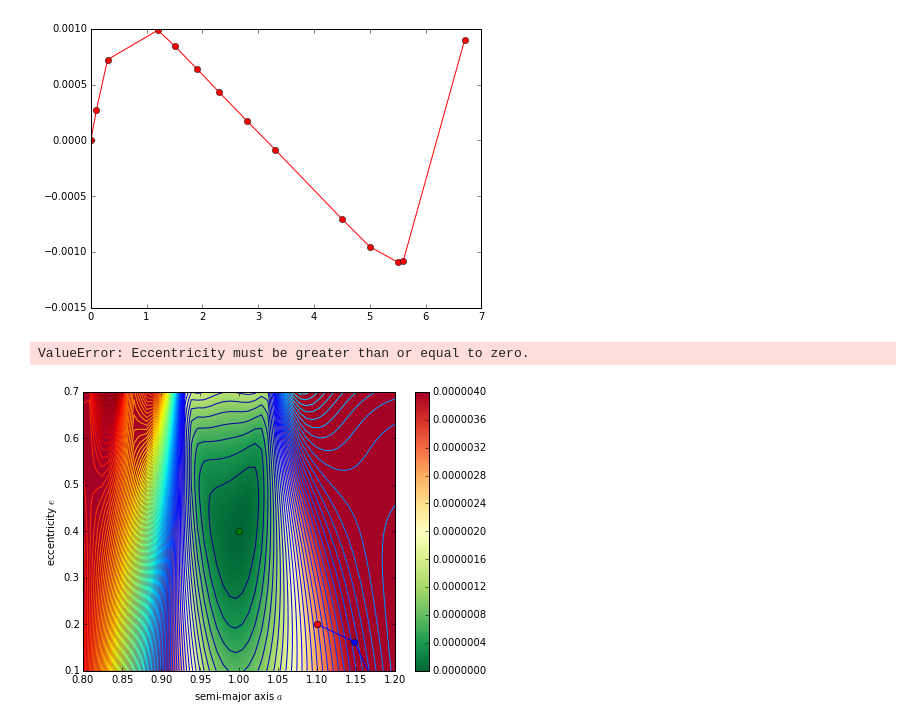
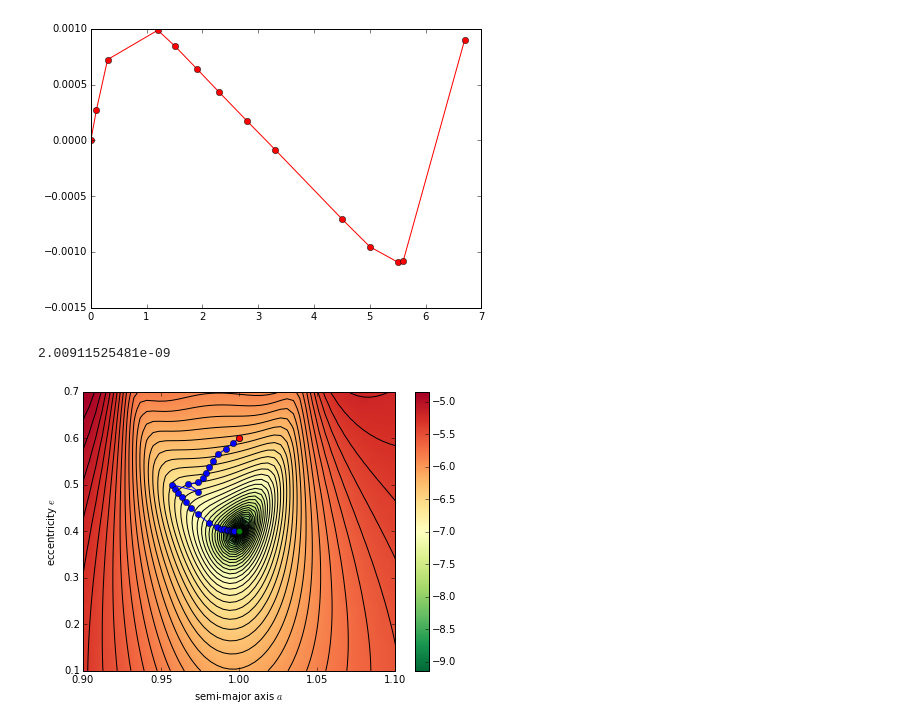
Before and after one commit to hannorein/rebound, a Jupyter notebook: ipython_examples/Newton's method using variational equations.ipynb, the cells around one changed output. Cells and saved outputs as stored; diff of their text form; code cells hidden in the pictures.

```diff
--- a/ipython_examples/Newton's method using variational equations.ipynb
+++ b/ipython_examples/Newton's method using variational equations.ipynb
@@ -60,18 +61,15 @@ def evaluate(x):
         dd[0][0] += 2. * sim.particles[var_da].vx*sim.particles[var_da].vx
         dd[1][0] += 2. * sim.particles[var_da_de].vx*(rv-rvobs)
         dd[1][0] += 2. * sim.particles[var_da].vx*sim.particles[var_de].vx
-        dd[0][1] += 2. * sim.particles[var_da_de].vx*(rv-rvobs)
-        dd[0][1] += 2. * sim.particles[var_da].vx*sim.particles[var_de].vx
         dd[1][1] += 2. * sim.particles[var_dde].vx*(rv-rvobs)
         dd[1][1] += 2. * sim.particles[var_de].vx*sim.particles[var_de].vx
 
-    dd[0][1]=0
-    dd[1][0]=0.
+    dd[0][1] = dd[1][0]
 
 
     return l, d, dd
 # %%
-x = np.array((1.1, 0.2))
+x = np.array((0.9998, 0.6))
 N_it = 30
 chain = np.zeros((N_it,2))
 for i in range(N_it):
@@ -80,32 +78,32 @@ for i in range(N_it):
     #Delta_x = np.array((-df[0]/ddf[0][0],0))
     #Delta_x = - np.array((1./ddf[0][0]*df[0],0))
     #Delta_x = - np.array((0.,1./ddf[1][1]*df[1]))
+
+    #Delta_x = -df
     chain[i] = ( x)
-
-    x = x + 0.25*Delta_x
+    x = x + 0.1*Delta_x
 
 print f
 # %% [output]
-ValueError: Eccentricity must be greater than or equal to zero.
+2.00911525481e-09
 # %%
-%matplotlib inline
-import matplotlib.pyplot as plt
 fig = plt.figure(figsize=(7,5))
 ax = plt.subplot(111)
 extent = [min(grid_a),max(grid_a),min(grid_e),max(grid_e)]
 ax.set_xlim(extent[0],extent[1])
 ax.set_xlabel("semi-major axis $a$")
 ax.set_ylim(extent[2],extent[3])
 ax.set_ylabel("eccentricity $e$")
-im = ax.imshow(grid, cmap="RdYlGn_r", origin="lower", vmin=0., vmax = 0.000004,aspect='auto', extent=extent) #interpolation="none",
-ax.contour(grid_a, grid_e, grid,locator=plt.LinearLocator(numticks=100))
+matplotlib.rcParams['contour.negative_linestyle'] = 'solid'
+im = ax.imshow(np.log10(grid), cmap="RdYlGn_r", origin="lower",aspect='auto', extent=extent) #interpolation="none",
+ax.contour(grid_a, grid_e, np.log10(grid),locator=plt.LinearLocator(numticks=50),colors="black")
 ax.plot(chain[:,0],chain[:,1])
 ax.plot(chain[:,0],chain[:,1],"ro",color="blue")
 ax.plot(x_true[0],x_true[1],"ro",color="green")
 ax.plot(chain[0,0],chain[0,1],"ro")
 cb = plt.colorbar(im, ax=ax)
 # %% [output]
-[figure, old version]
+[figure, new version]
 # %%
 fig = plt.figure(figsize=(7,5))
 ax = plt.subplot(111)
```
Also changed, not shown: parts of 4 cells of this notebook, 1 other file.
